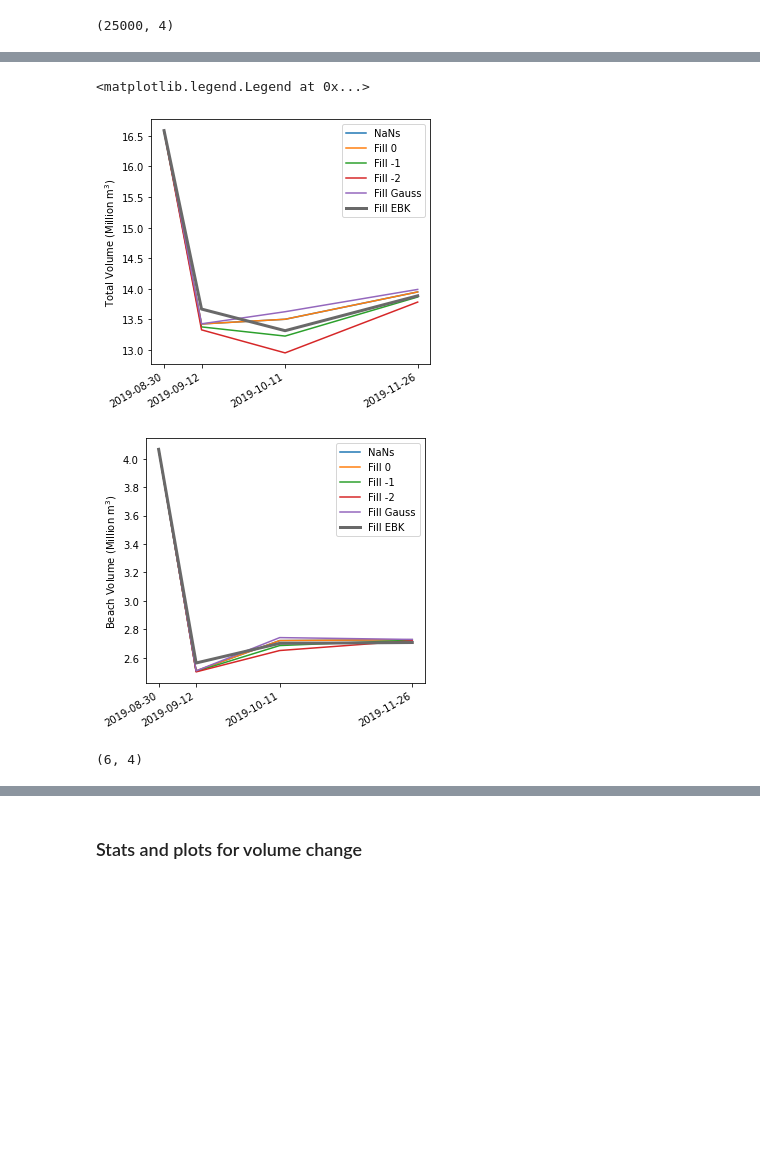
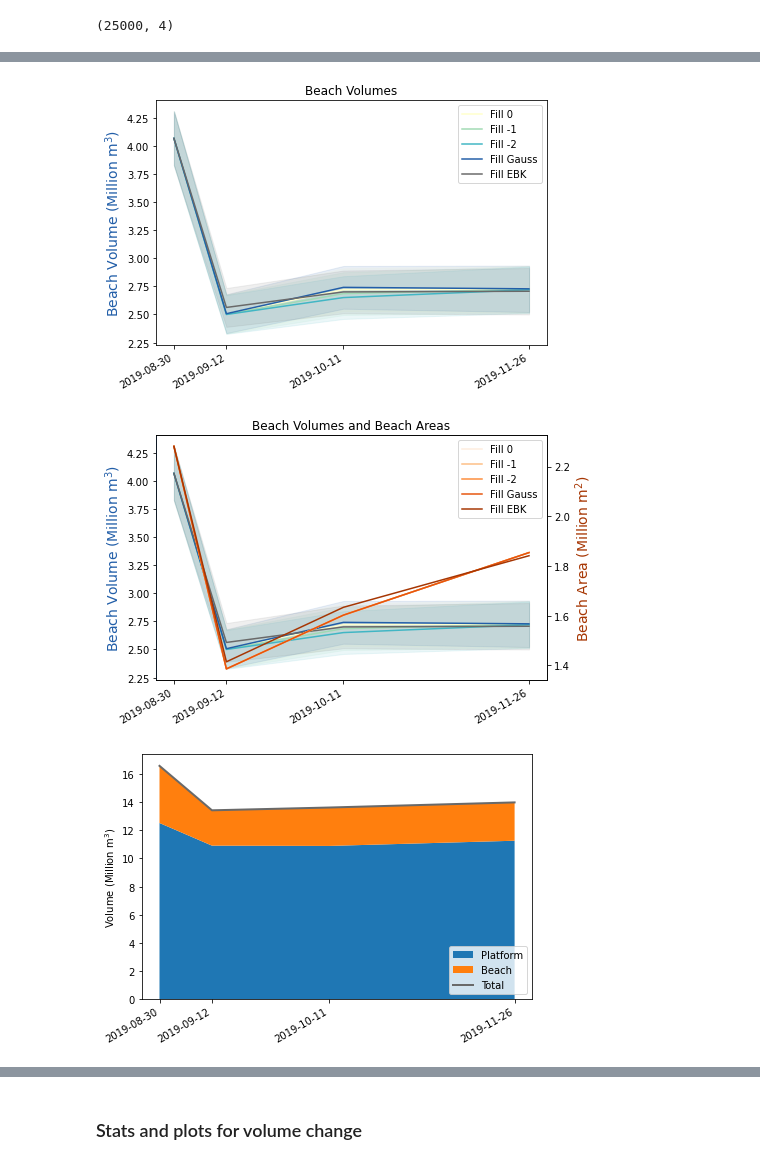
Before and after one commit to csherwood-usgs/CoreBx, a Jupyter notebook: CoreBx_process.ipynb, the cells around one changed output, grey strips where cells are left out. Saved outputs shown, nothing was run; the diff lists cells and outputs as text; code cells hidden in the pictures; blank space fills up the shorter version.

Commit message:
working on alongshore plots

```diff
--- a/CoreBx_process.ipynb
+++ b/CoreBx_process.ipynb
@@ -594,8 +616,9 @@ mapEBK[3,:,:] = NovEBK
 # %% [markdown]
 ### Calculate volumes for generic `mapx`
 # %%
-maplist = ['maps','map0','map1','map2','mapAPFN','mapEBK']
-mapname = 'NaNs','Fill 0','Fill -1','Fill -2', 'Fill Gauss','Fill EBK'
+# skip NaN map...same as map0
+maplist = ['map0','map1','map2','mapAPFN','mapEBK']
+mapname = 'Fill 0','Fill -1','Fill -2', 'Fill Gauss','Fill EBK'
 n = len(maplist)
 print('Total number or maps:',n)
 vp_tot = np.zeros((n, nmaps))
@@ -700,32 +821,57 @@ Date       Plat vol Beach vol Tot vol   P. area  B. area    P. Frac  T. Frac  P.
+# %%
+fig, ax1 = plt.subplots(1,1,figsize=(7,5))
+fig.autofmt_xdate()
+
+for k in range(5):
+    fillvol = np.squeeze(vb_tot[k,:])/1e6
+    fillerr = np.squeeze(errb)/1e6
+    ax1.fill_between(dt[0:4], fillvol+fillerr, fillvol-fillerr, color=fillcols[k], alpha=0.1 )
+    ax1.plot(dt,vb_tot[k,:]/1e6, color=fillcols[k], label=mapname[k])
+plt.xticks(dt)
+ax1.set_ylabel('Beach Volume (Million m$^3$)', fontsize=14, color = fillcols[3])
+plt.legend()
+plt.title('Beach Volumes')
+plt.savefig( fig_dir+'beach_volumes.svg' )
+
+
+fig, ax1 = plt.subplots(1,1,figsize=(7,5))
+fig.autofmt_xdate()
+ax2 = ax1.twinx()
+
+for k in range(5):
+    fillvol = np.squeeze(vb_tot[k,:])/1e6
+    fillerr = np.squeeze(errb)/1e6
+    ax1.fill_between(dt[0:4], fillvol+fillerr, fillvol-fillerr, color=fillcols[k], alpha=0.1 )
+    ax1.plot(dt,vb_tot[k,:]/1e6, color=fillcols[k], label=mapname[k])
+
+for k in range(5):
+    plt.plot(dt,ab_tot[k,:]/1e6, color=cols[k],label=mapname[k])
+
+plt.xticks(dt)
+ax1.set_ylabel('Beach Volume (Million m$^3$)', fontsize=14, color = fillcols[3])
+ax1.spines['left'].set_color(fillcols[3])
+ax2.set_ylabel('Beach Area (Million m$^2$)', fontsize=14, color = cols[4])
+#ax2.spines['right'].set_color(cols[4])
+
+plt.legend()
+plt.title('Beach Volumes and Beach Areas')
+plt.savefig( fig_dir+'beach_volumes_and_areas.svg' )
+# %% [output]
+[figure, added]
+[figure, added]
 # %%
 dtl = []
 for date in dates:
     dtl.append(datetime.strptime(date, "%Y-%m-%d"))
 dt = np.array(dtl)
 
-fig, ax = plt.subplots(1,1,figsize=(5,5))
+fig, ax = plt.subplots(1,1,figsize=(7,5))
 fig.autofmt_xdate()
-for k in range(5):
-    plt.plot(dt,va_tot[k,:]/1e6,label=mapname[k])
-plt.plot(dt,va_tot[5,:]/1e6,linewidth=3,c='dimgray',label=mapname[5])
+ax.stackplot(dt, vp_tot[k,:]/1e6, vb_tot[k,:]/1e6, labels=['Platform','Beach'])
+ax.plot(dt,va_tot[k,:]/1e6,'-',linewidth=2,c='dimgray',label='Total')
+ax.legend(loc='lower right')
 plt.xticks(dt)
-plt.ylabel('Total Volume (Million m$^3$)')
-plt.legend()
-
-fig, ax = plt.subplots(1,1,figsize=(5,5))
-fig.autofmt_xdate()
-for k in range(5):
-    plt.plot(dt,vb_tot[k,:]/1e6,label=mapname[k])
-plt.plot(dt,vb_tot[5,:]/1e6,linewidth=3,c='dimgray',label=mapname[5])
-
-plt.xticks(dt)
-plt.ylabel('Beach Volume (Million m$^3$)')
-plt.legend()
+plt.ylabel('Volume (Million m$^3$)')
+plt.show()
 # %% [output]
-<matplotlib.legend.Legend at 0x...>
-[figure, old version]
+[figure, new version]
-[figure, removed]
-# %%
-va_tot.shape
-# %% [output]
-(6, 4)
```
Also changed, not shown: parts of 37 cells of this notebook.
